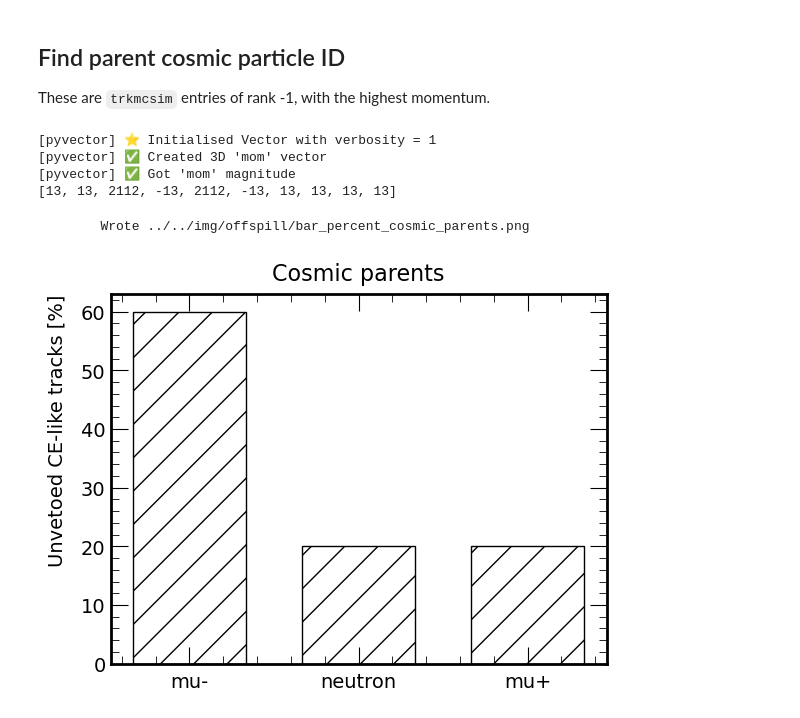
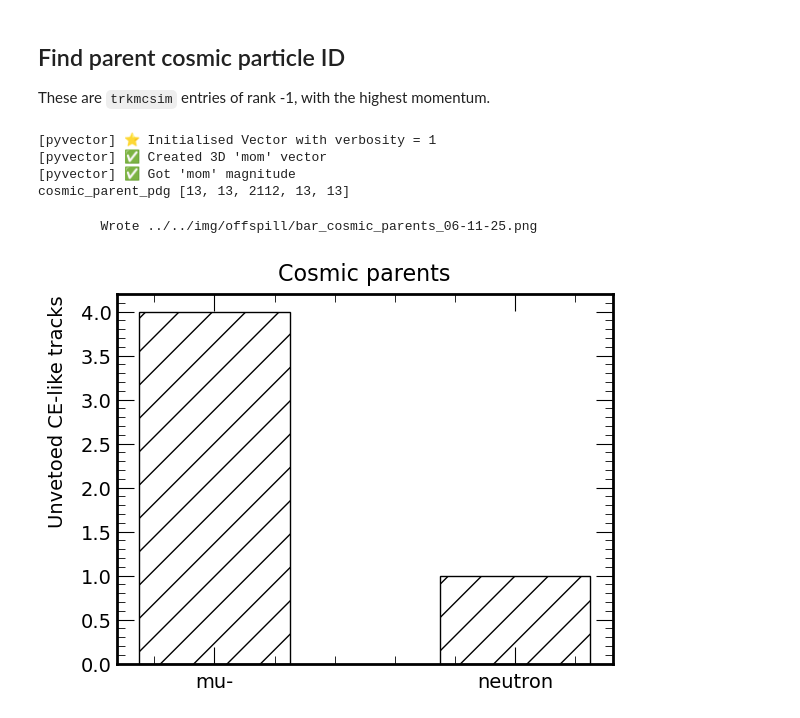
Before and after one commit to victordorojan/mu2e_cosmic_ana, a Jupyter notebook: ana/offspill/ana.ipynb, the cells around one changed output. Drawn from its saved outputs; the diff is of its cells as text; code cells hidden in the pictures.

```diff
--- a/ana/offspill/ana.ipynb
+++ b/ana/offspill/ana.ipynb
@@ -274,7 +234,10 @@ for i, result in enumerate(results):
     if len(data) == 0:
         continue
 
-    track_time = data["trkfit"]["trksegs"]["time"]
+
+    selector = Select()
+    trk_front = selector.select_surface(data["trkfit"], sid=0)
+    track_time = data["trkfit"]["trksegs"]["time"][trk_front]
     coinc_time = data["crv"]["crvcoincs.time"]
 
     # Extract values
@@ -347,7 +310,7 @@ output = "\n".join(output)
 print(output)
 
 # Write to file
-fout_name = "../../txt/offspill/background_events.txt"
+fout_name = f"../../txt/offspill/background_events_{today}.txt"
 with open(fout_name, "w") as f:
     f.write(output)
 
@@ -563,4 +515,14 @@ print(results[23]["filtered_data"]["evt"])
 # %%
-printer = Print()
-printer.print_n_events(data, n_events=1) # len(data))
+printer = Print(verbose=True)
+
+fout = f"../../txt/offspill/background_events_verbose_{today}.txt"
+import sys
+# Redirect stdout to file
+with open(fout, "w") as f:
+    old_stdout = sys.stdout
+    sys.stdout = f
+    printer.print_n_events(data, n_events=len(data))
+    # Restore stdout
+    sys.stdout = old_stdout
+    print(f"Wrote {fout}")
 # %% [output]
@@ -616,7 +563,7 @@ print("cosmic_parent_pdg", cosmic_parent_pdg)
 [pyvector] ⭐️ Initialised Vector with verbosity = 1
 [pyvector] ✅ Created 3D 'mom' vector
 [pyvector] ✅ Got 'mom' magnitude
-[13, 13, 2112, -13, 2112, -13, 13, 13, 13, 13]
+cosmic_parent_pdg [13, 13, 2112, 13, 13]
 # %%
 pdg_to_label = {
     11: "e-", -11: "e+",
@@ -668,44 +615,34 @@ def BarChart(data, label_dict, title=None, xlabel=None, ylabel=None, fout="bar_c
     # Set x-axis labels
     ax.set_xticks(indices)
     ax.set_xticklabels(unique_labels, rotation=0) # 45)
 
     # Set labels for the chart
     ax.set_title(title, fontsize=16, pad=10)
     ax.set_xlabel(xlabel, fontsize=14, labelpad=10)
     ax.set_ylabel(ylabel, fontsize=14, labelpad=10)
 
     # Set font size of tick labels on x and y axes
     ax.tick_params(axis='x', labelsize=14)  # Set x-axis tick label font size
     ax.tick_params(axis='y', labelsize=14)  # Set y-axis tick label font size
 
     if ax.get_ylim()[1] > 999:
         ax.yaxis.set_major_formatter(ScalarFormatter(useMathText=True))
         ax.ticklabel_format(style='sci', axis='y', scilimits=(0,0))
         ax.yaxis.offsetText.set_fontsize(14)
 
     # Save the figure
     plt.savefig(fout, dpi=NDPI, bbox_inches="tight")
     print("\tWrote", fout)
 
 
-# BarChart(
-#     cosmic_parent_pdg,
-#     pdg_to_label,
-#     title="Cosmic parents",
-#     ylabel="Unvetoed CE-like tracks",
-#     fout="../../img/offspill/bar_cosmic_parents.png"
-
-# )
-
 BarChart(
     cosmic_parent_pdg,
     pdg_to_label,
     title="Cosmic parents",
-    ylabel="Unvetoed CE-like tracks [%]",
-    percentage=True,
-    fout="../../img/offspill/bar_percent_cosmic_parents.png"
+    ylabel="Unvetoed CE-like tracks",
+    fout=f"../../img/offspill/bar_cosmic_parents_{today}.png"
 
 )
 # %% [output]
-        Wrote ../../img/offspill/bar_percent_cosmic_parents.png
+        Wrote ../../img/offspill/bar_cosmic_parents_06-11-25.png
-[figure, old version]
+[figure, new version]
```
Also changed, not shown: parts of 17 cells of this notebook, 1 other file.
